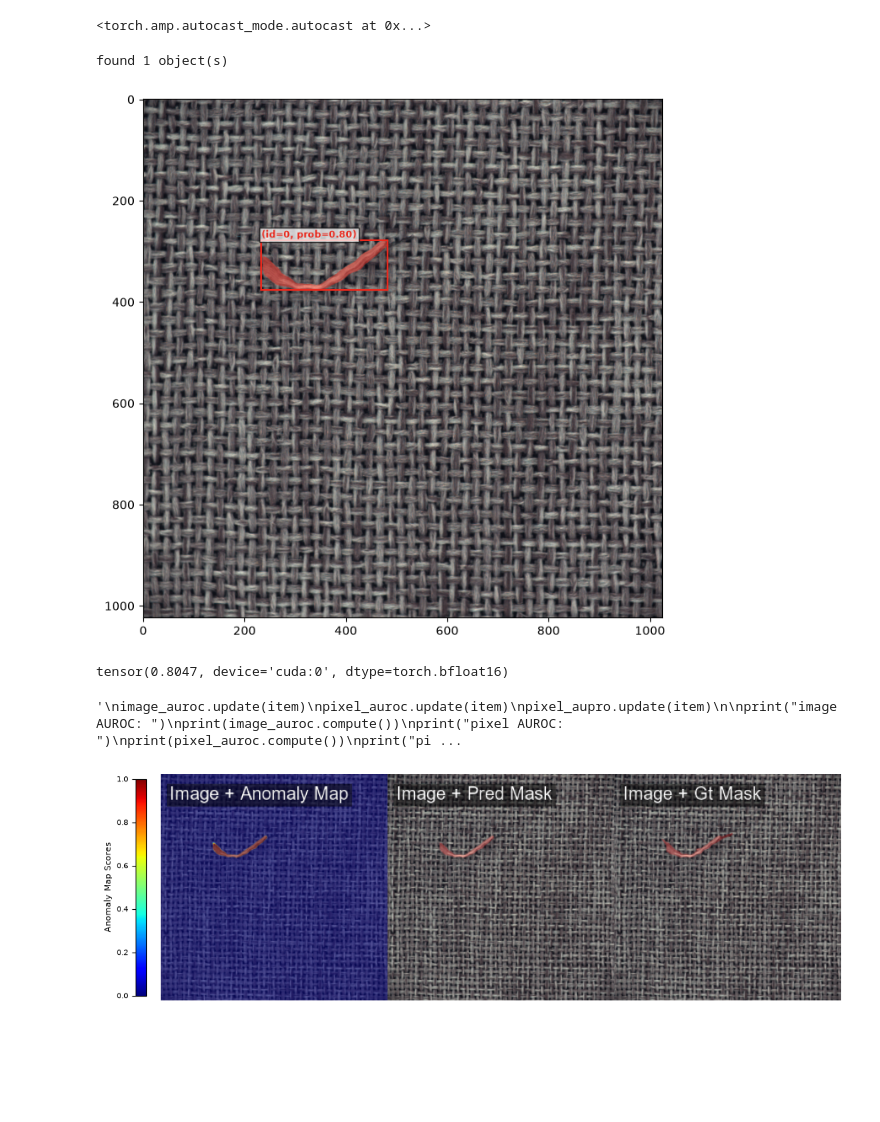
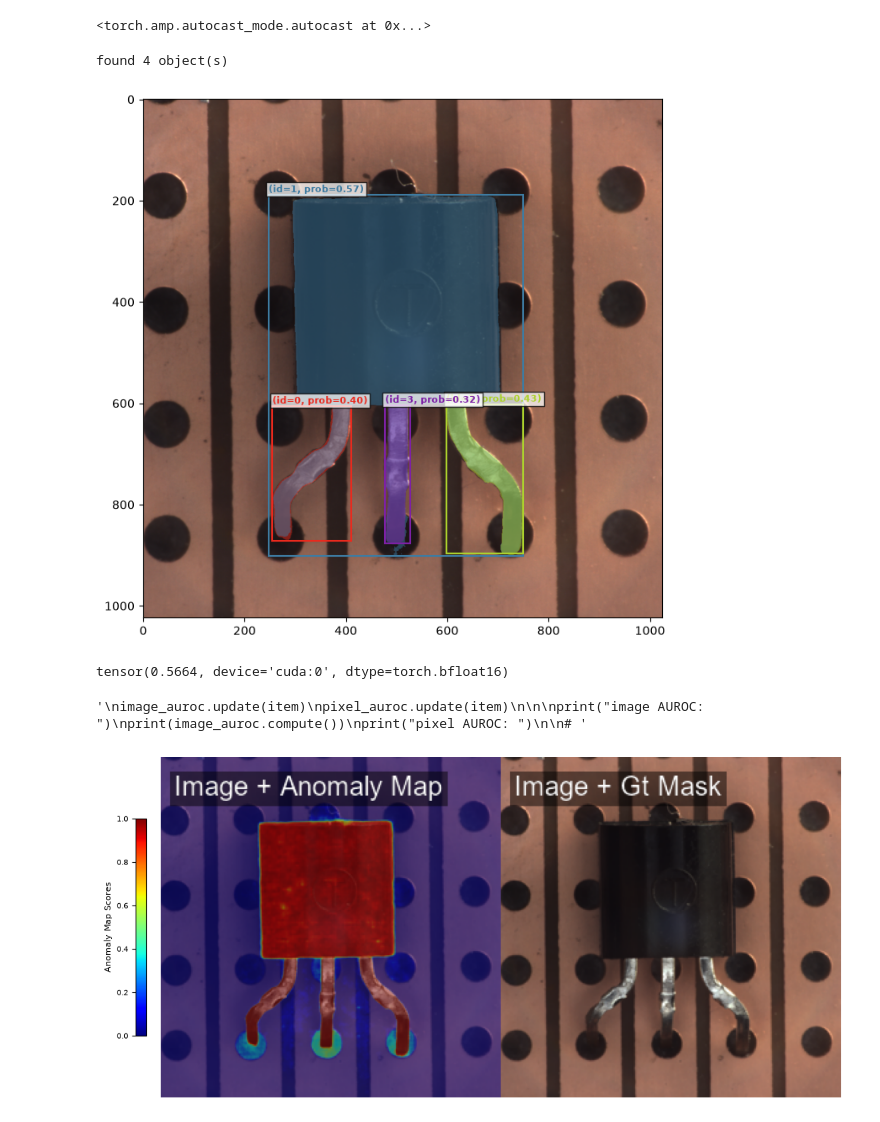
Before and after one commit to Valdo0811/Bachelor, a Jupyter notebook: test.ipynb, the cells around one changed output. Drawn from its saved outputs; the diff is of its cells as text; code cells hidden in the pictures; blank space fills up the shorter version.

Commit message:
some visualizations

```diff
--- a/test.ipynb
+++ b/test.ipynb
@@ -17,25 +17,35 @@ from sam3.visualization_utils import draw_box_on_image, normalize_bbox, plot_res
 model = build_sam3_image_model()
 processor = Sam3Processor(model)
 # %%
-image_path = "dataset/mvtec_anomaly_detection/carpet/test/thread/000.png"
 
-ground_truth = "dataset/mvtec_anomaly_detection/carpet/ground_truth/thread/000_mask.png"
+category = "transistor"
+
+error_type = "good"
+
+image_nr = "002"
+
+image_path = f'dataset/mvtec_anomaly_detection/{category}/test/{error_type}/{image_nr}.png'
+
+ground_truth = f'dataset/mvtec_anomaly_detection/{category}/ground_truth/{error_type}/{image_nr}_mask.png'
 # %%
 image = Image.open(image_path).convert("RGB")
 inference_state = processor.set_image(image)
 
 processor.reset_all_prompts(inference_state)
 
+prompt = "bent lead"
+
 inference_state = processor.set_confidence_threshold(state=inference_state, threshold=0.25)
-inference_state = processor.set_text_prompt(state=inference_state, prompt="loose thread")
+inference_state = processor.set_text_prompt(state=inference_state, prompt=prompt)
 
+prompt = prompt.replace(" ", "_")
 
 masks, boxes, scores = inference_state["masks"], inference_state["boxes"], inference_state["scores"]
 img0 = Image.open(image_path)
 plot_results(image, inference_state)
 # %% [output]
-found 1 object(s)
+found 4 object(s)
-[figure, old version]
+[figure, new version]
 # %%
 from anomalib.metrics import AUROC, AUPRO, PRO
 from anomalib.data.dataclasses.torch import ImageBatch, ImageItem
@@ -46,9 +56,9 @@ import numpy as np
 import matplotlib.pyplot as plt
 image_auroc = AUROC(fields=["pred_score", "gt_label"], prefix="image")
 pixel_auroc = AUROC(fields=["anomaly_map", "gt_mask"], prefix="pixel")
-pixel_aupro = AUPRO(fpr_limit=0.3,fields=["anomaly_map", "gt_mask"])
+pixel_aupro = AUPRO(fields=["anomaly_map", "gt_mask"])
 gt = Image.open(ground_truth)
-
+#gt = torch.zeros(1,inference_state["original_height"], inference_state["original_width"]).to(device="cuda")
 transform = transforms.ToTensor()
 
 pred_label= torch.tensor(0, dtype=int).to(device="cuda")
@@ -73,7 +83,7 @@ item = ImageItem(
     pred_label=pred_label,
     pred_mask=single_mask,
     pred_score=scores,
-    gt_mask=transform(gt).to(device="cuda"),
+    gt_mask=transform(gt).to(device="cuda").squeeze(0),
     mask_path="",
     anomaly_map = single_map
 )
@@ -81,11 +91,9 @@ item = ImageItem(
 
 
 vis_result = visualize_image_item(item, overlay_fields=[("image", ["anomaly_map"]),
-                                                        ("image", ["pred_mask"]),
                                                         ("image", ["gt_mask"])],
                                     overlay_fields_config={
                                         "anomaly_map": {"colormap": True, "normalize": True},
-                                        "pred_mask": {"mode": "fill", "color": (255, 0, 0), "alpha": 0.5},
                                         "gt_mask": {"mode": "fill", "color": (255, 0, 0), "alpha": 0.5}},
                                     text_config={
                                         "font": "arial.ttf",
@@ -103,37 +111,38 @@ norm = plt.Normalize(vmin=0, vmax=1)
 
 sm = plt.cm.ScalarMappable(cmap=cmap, norm=norm)
 sm.set_array([])
 
 cbar = fig.colorbar(
     sm,
     ax=ax,
     location="left",
     fraction=0.025,
     pad=0.02,
     shrink=0.5,
     aspect=20,
 )
 
 cbar.set_label("Anomaly Map Scores", fontsize=8)
 cbar.ax.tick_params(labelsize=7)
 
 fig.tight_layout()
 fig.show()
-fig.savefig("visualizations/carpet_thread_loose_thread.png", bbox_inches="tight")
+fig.savefig(f'visualizations/{category}_{error_type}_{prompt}_{image_nr}.png', bbox_inches="tight")
 #vis_result.save(f"visualizations/metal_nut_flip_flipped_nut.png")
 #del vis_result
+
+
 '''
 image_auroc.update(item)
 pixel_auroc.update(item)
-pixel_aupro.update(item)
+
 
 print("image AUROC: ")
 print(image_auroc.compute())
 print("pixel AUROC: ")
-print(pixel_auroc.compute())
-print("pixel AUPRO")
+
 # '''
 # %% [output]
-tensor(0.8047, device='cuda:0', dtype=torch.bfloat16)
+tensor(0.5664, device='cuda:0', dtype=torch.bfloat16)
-'\nimage_auroc.update(item)\npixel_auroc.update(item)\npixel_aupro.update(item)\n\nprint("image AUROC: ")\nprint(image_auroc.compute())\nprint("pixel AUROC: ")\nprint(pixel_auroc.compute())\nprint("pi ...
+'\nimage_auroc.update(item)\npixel_auroc.update(item)\n\n\nprint("image AUROC: ")\nprint(image_auroc.compute())\nprint("pixel AUROC: ")\n\n# '
-[figure, old version]
+[figure, new version]
```
Also changed, not shown: 23 other files.
